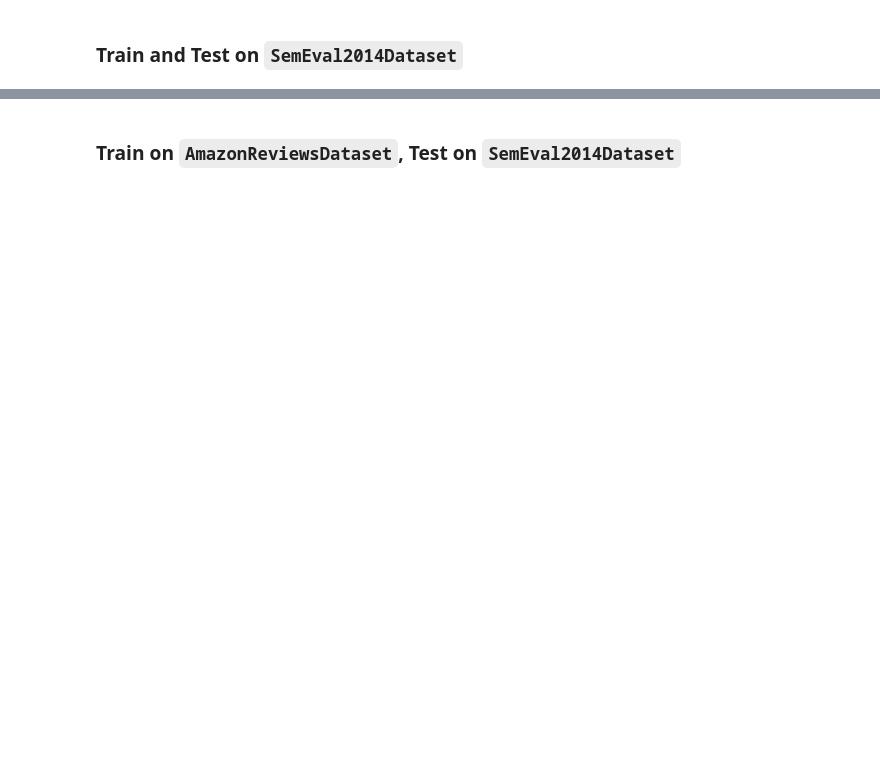
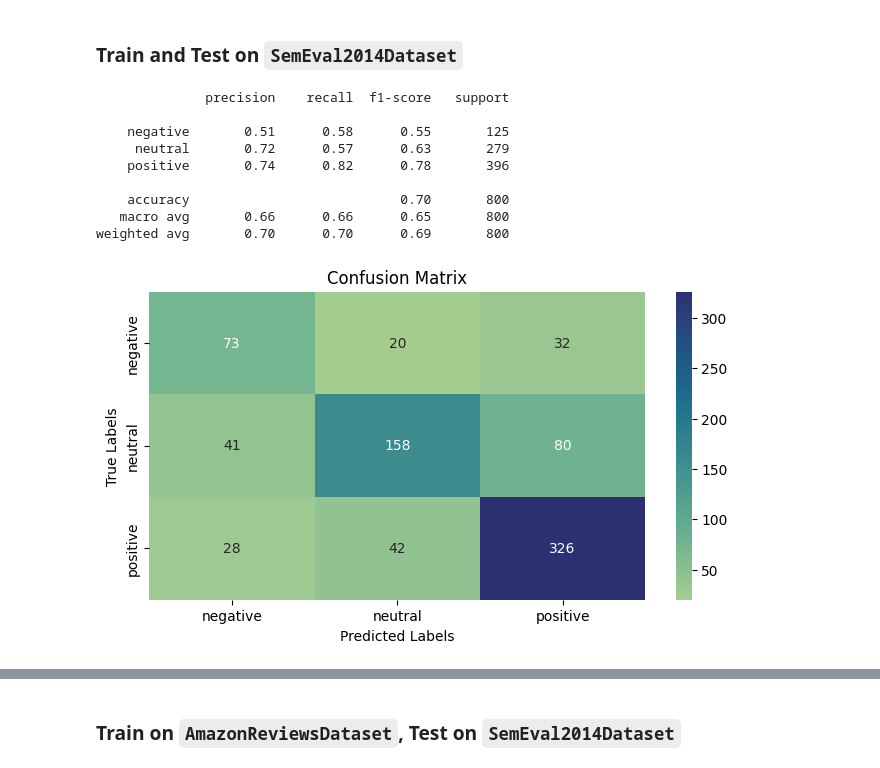
Before and after one commit to tabaraei/aspect-based-sentiment-analysis, a Jupyter notebook: ABSA.ipynb, the cells around one changed output, grey strips where cells are left out. Drawn from its saved outputs; the diff is of its cells as text; code cells hidden in the pictures; blank space fills up the shorter version.

```diff
--- a/ABSA.ipynb
+++ b/ABSA.ipynb
@@ -248,19 +296,30 @@ display(positive.head()), display(neutral.head()), display(negative.head())
 # %% [markdown]
 ### Train and Test on `SemEval2014Dataset`
 # %%
-load_dataset = False
+load_dataset = True
 
 if load_dataset:
     semeval_sentiment_analysis = joblib.load(f'{SAVE_DRIVE_PATH}/semeval_sentiment_analysis.pkl')
 else:
     semeval_sentiment_analysis = SentimentAnalysis(
         train_df=semeval.train_df,
         test_df=semeval.test_df,
         class_labels=semeval.class_labels
     )
     joblib.dump(semeval_sentiment_analysis, f'{SAVE_DRIVE_PATH}/semeval_sentiment_analysis.pkl')
 
 semeval_sentiment_analysis.train_and_test()
 semeval_sentiment_analysis.visualize_confusion_matrix()
+# %% [output]
+              precision    recall  f1-score   support
+
+    negative       0.51      0.58      0.55       125
+     neutral       0.72      0.57      0.63       279
+    positive       0.74      0.82      0.78       396
+
+    accuracy                           0.70       800
+   macro avg       0.66      0.66      0.65       800
+weighted avg       0.70      0.70      0.69       800
+[figure, added]
 # %%
 semeval_sentiment_analysis.analyze_prediction_for_document(document_id=0, train_or_test='test')
```
Also changed, not shown: parts of 16 cells of this notebook.
